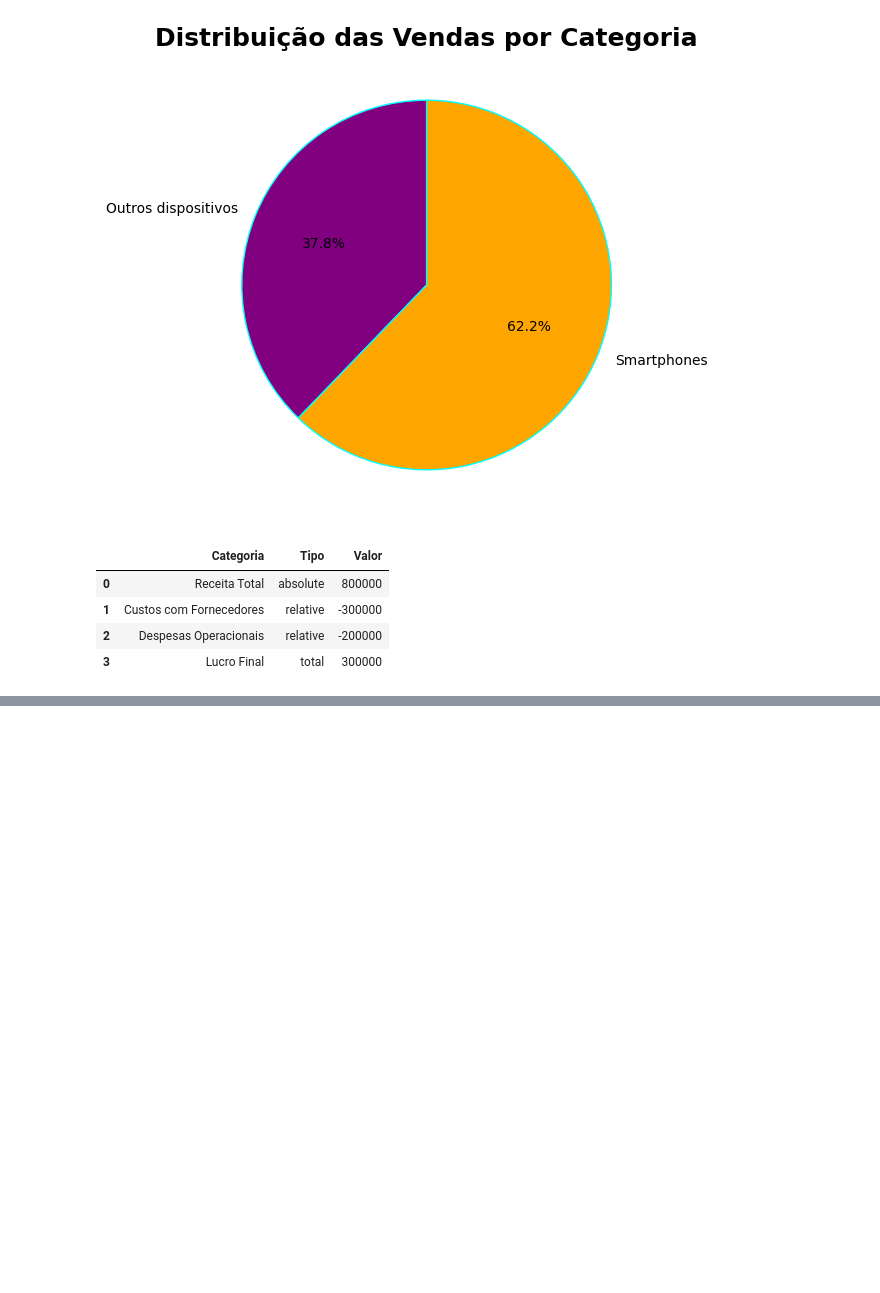
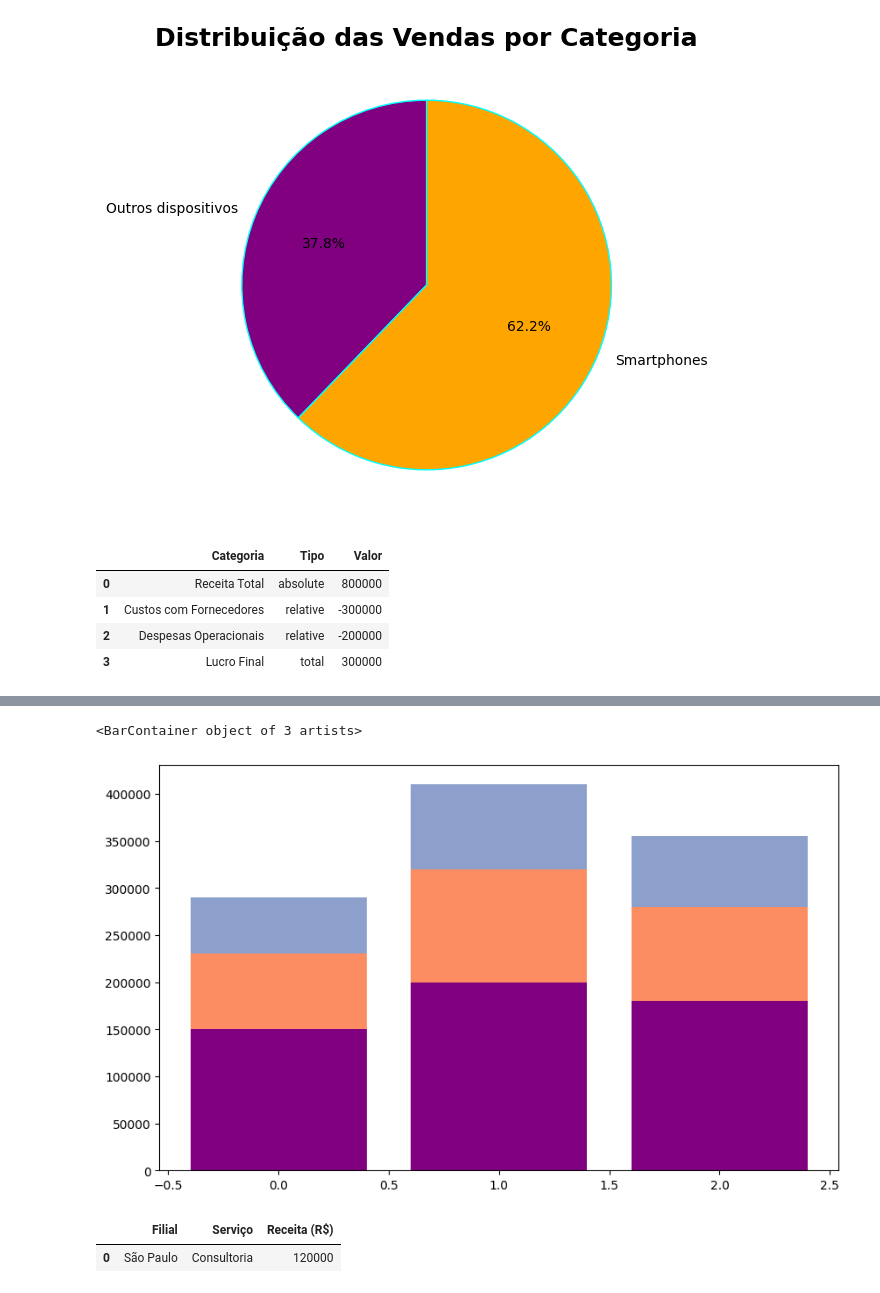
Before and after one commit to Lyanan85/In-GameSeries, a Jupyter notebook: MATERIAL_Python__Gráficos_de_composição_e_relacionamento.ipynb, the cells around one changed output, grey strips where cells are left out. Saved outputs shown, nothing was run; the diff lists cells and outputs as text; code cells hidden in the pictures; blank space fills up the shorter version.

```diff
--- a/MATERIAL_Python__Gráficos_de_composição_e_relacionamento.ipynb
+++ b/MATERIAL_Python__Gráficos_de_composição_e_relacionamento.ipynb
@@ -418,0 +441,3 @@ fig
+# %%
+df=pd.read_csv("/content/atividade_4 (1).csv")
+df
@@ -418,0 +452,6 @@ fig
+# %%
+regiao=df["Região"]
+categorias=["Alimentos Orgânicos","Produtos de Limpeza Sustentáveis","Utensílios Ecológicos"]
+valores=[df[categoria] for categoria in categorias]
+
+x=np.arange(len(regiao))
@@ -418,0 +475,14 @@ fig
+# %%
+fig,ax=plt.subplots(figsize=(10,6))
+ax.bar(x,valores[0],label="Alimentos Orgânicos",color="purple")
+ax.bar(x,valores[1],bottom=valores[0],label='Produtos de Limpeza Sustentáveis', color='#fc8d62')
+ax.bar(x, valores[2], bottom=valores[0] + valores[1], label='Utensílios Ecológicos', color='#8da0cb')
+# %% [output]
+<BarContainer object of 3 artists>
+[figure, added]
+# %%
+df=pd.read_csv("/content/atividade_5 (1).csv")
+df.head(1)
+# %% [output]
+|  | Filial | Serviço | Receita (R$) |
+| 0 | São Paulo | Consultoria | 120000 |
```
Also changed, not shown: parts of 16 cells of this notebook.
